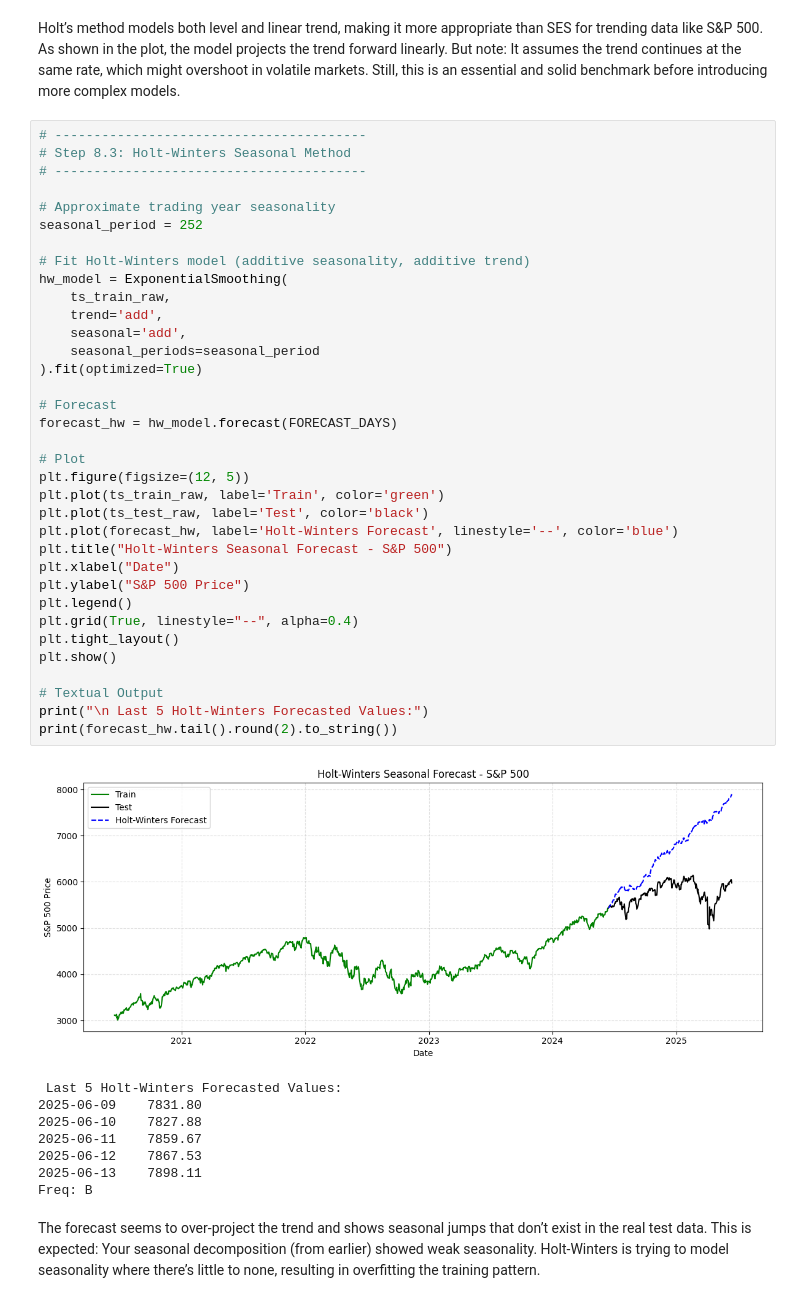
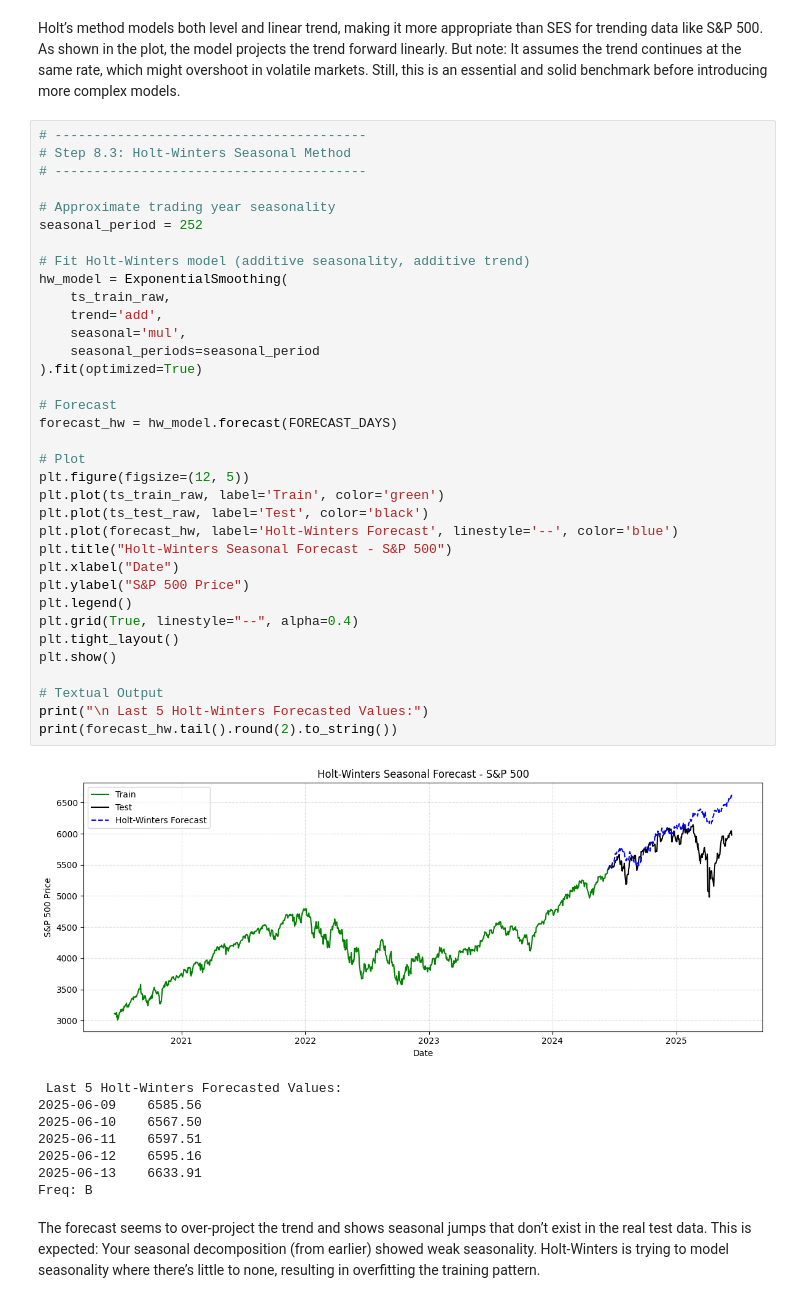
Before and after one commit to rhkraptor/FoEM, a Jupyter notebook: FoEM_Projekt.ipynb, the cells around one changed output. Saved outputs shown, nothing was run; the diff lists cells and outputs as text.

```diff
--- a/FoEM_Projekt.ipynb
+++ b/FoEM_Projekt.ipynb
@@ -560,41 +560,41 @@ It assumes the trend continues at the same rate, which might overshoot in volati
 # Approximate trading year seasonality
 seasonal_period = 252
 
 # Fit Holt-Winters model (additive seasonality, additive trend)
 hw_model = ExponentialSmoothing(
     ts_train_raw,
     trend='add',
-    seasonal='add',
+    seasonal='mul',
     seasonal_periods=seasonal_period
 ).fit(optimized=True)
 
 # Forecast
 forecast_hw = hw_model.forecast(FORECAST_DAYS)
 
 # Plot
 plt.figure(figsize=(12, 5))
 plt.plot(ts_train_raw, label='Train', color='green')
 plt.plot(ts_test_raw, label='Test', color='black')
 plt.plot(forecast_hw, label='Holt-Winters Forecast', linestyle='--', color='blue')
 plt.title("Holt-Winters Seasonal Forecast - S&P 500")
 plt.xlabel("Date")
 plt.ylabel("S&P 500 Price")
 plt.legend()
 plt.grid(True, linestyle="--", alpha=0.4)
 plt.tight_layout()
 plt.show()
 
 # Textual Output
 print("\n Last 5 Holt-Winters Forecasted Values:")
 print(forecast_hw.tail().round(2).to_string())
 # %% [output]
-[figure, old version]
+[figure, new version]
  Last 5 Holt-Winters Forecasted Values:
-2025-06-09    7831.80
-2025-06-10    7827.88
-2025-06-11    7859.67
-2025-06-12    7867.53
-2025-06-13    7898.11
+2025-06-09    6585.56
+2025-06-10    6567.50
+2025-06-11    6597.51
+2025-06-12    6595.16
+2025-06-13    6633.91
 Freq: B
 # %% [markdown]
 The forecast seems to over-project the trend and shows seasonal jumps that don’t exist in the real test data.
```
Also changed, not shown: parts of 3 cells of this notebook.
